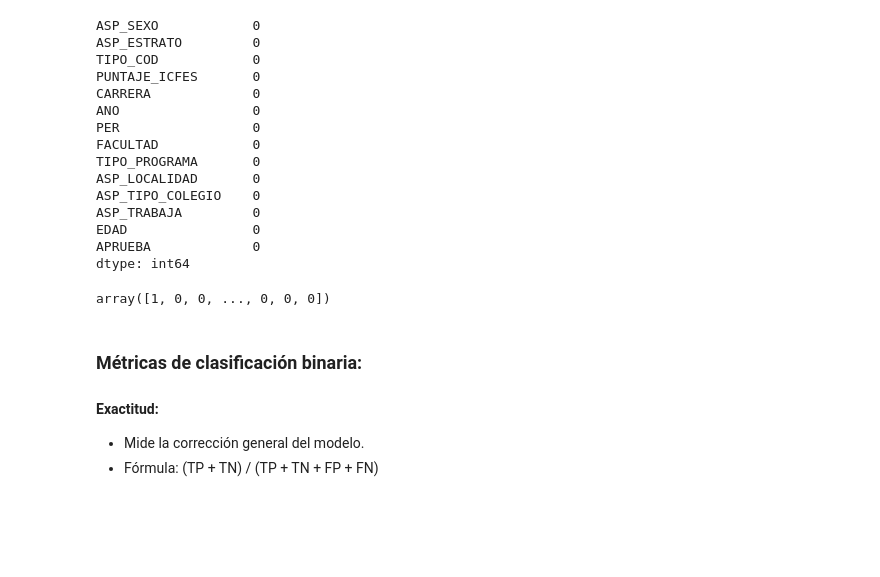
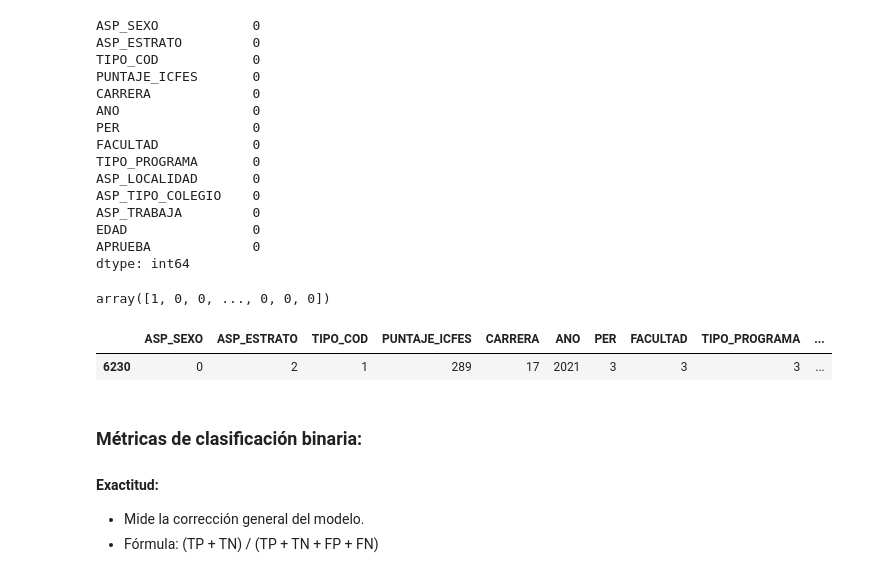
Before and after one commit to criss201x/predictor_students_calculus_differential, a Jupyter notebook: proyecto.ipynb, the cells around one changed output. Drawn from its saved outputs; the diff is of its cells as text; code cells hidden in the pictures; blank space fills up the shorter version.

```diff
--- a/proyecto.ipynb
+++ b/proyecto.ipynb
@@ -757,11 +757,18 @@ logreg = LogisticRegression(solver='liblinear', random_state=0)
 logreg.fit(X_train, y_train)
 y_pred = logreg.predict(X_test)
 # %%
-df_historico['predicho'] = logreg.predict(X)
+train_dropped_df['predicho'] = y_pred
 
-y_pred
+train_dropped_df['predicho'].nunique()
-# %% [output]
-array([1, 0, 0, ..., 0, 0, 0])
+# %%
+y_pred
+# %% [output]
+array([1, 0, 0, ..., 0, 0, 0])
+# %%
+X.sample(1)
+# %% [output]
+|  | ASP_SEXO | ASP_ESTRATO | TIPO_COD | PUNTAJE_ICFES | CARRERA | ANO | PER | FACULTAD | TIPO_PROGRAMA | ... |
+| 6230 | 0 | 2 | 1 | 289 | 17 | 2021 | 3 | 3 | 3 | ... |
 # %% [markdown]
 
 ### Métricas de clasificación binaria:
```
Also changed, not shown: parts of 14 cells of this notebook.
